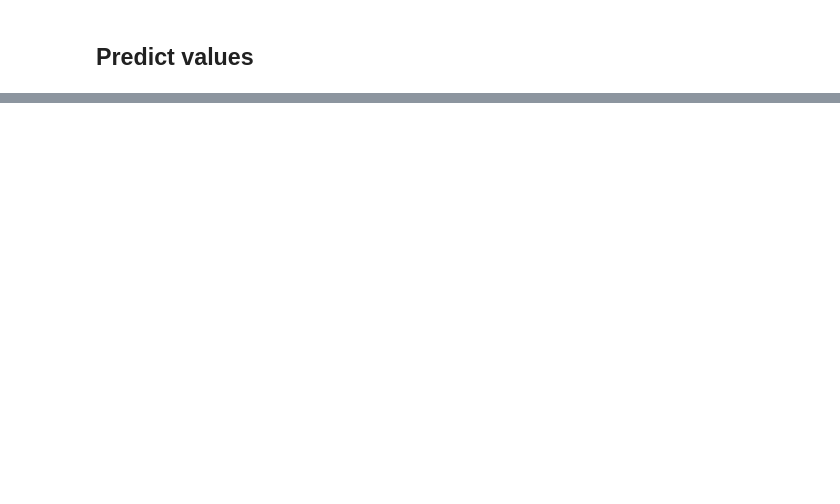
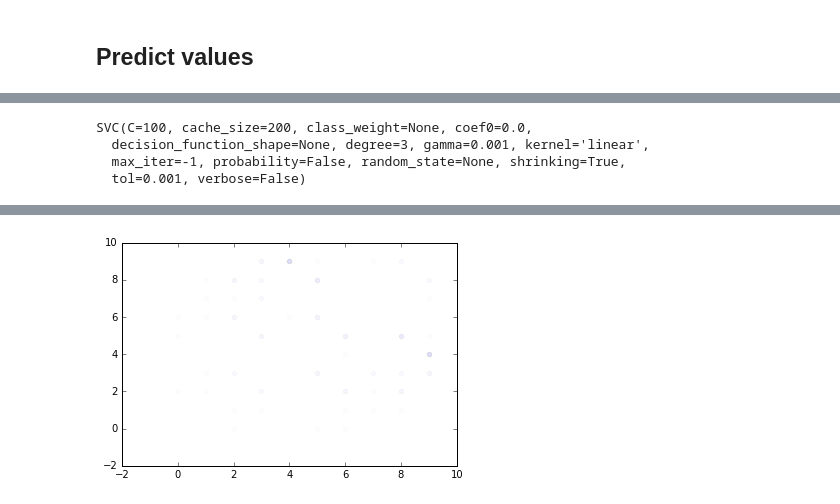
Before and after one commit to MrGreenRubato/notebooks, a Jupyter notebook: MLC/MLC_3_MultiClass_And_Neural_Networks/Multiclass Classification with sklearn.ipynb, the cells around one changed output, grey strips where cells are left out. Drawn from its saved outputs; the diff is of its cells as text; code cells hidden in the pictures; blank space fills up the shorter version.

```diff
--- a/MLC/MLC_3_MultiClass_And_Neural_Networks/Multiclass Classification with sklearn.ipynb
+++ b/MLC/MLC_3_MultiClass_And_Neural_Networks/Multiclass Classification with sklearn.ipynb
@@ -14,6 +14,6 @@ mnist = datasets.fetch_mldata("MNIST Original")
 from sklearn.cross_validation import train_test_split
 
 #Temporarily reduce the training set to speed up execution while testing...
-X_train, X_test, y_train, y_test = train_test_split(mnist.data, mnist.target, test_size = 0.15)
+X_train, X_test, y_train, y_test = train_test_split(mnist.data, mnist.target, test_size = 0.95)
 print('X_train size :', X_train.shape)
 # %% [output]
@@ -172,0 +176,76 @@ Confusion :
+# %%
+from sklearn import svm
+classifier = svm.SVC(C=100, gamma=0.001, kernel='linear' )
+# %%
+classifier.fit(X_train, y_train)
+# %% [output]
+SVC(C=100, cache_size=200, class_weight=None, coef0=0.0,
+  decision_function_shape=None, degree=3, gamma=0.001, kernel='linear',
+  max_iter=-1, probability=False, random_state=None, shrinking=True,
+  tol=0.001, verbose=False)
+# %%
+guesses = np.array([])
+confusion = np.empty((0,2))
+not_found = np.array([])
+
+for ntest in range(500):
+    digit_to_guess = np.random.randint(0,10)
+    img = getRandomDigitFrom(digit_to_guess)
+    #plt.axis('off')
+    #plt.imshow(img,cmap=plt.cm.gray_r, interpolation='nearest')
+    #plt.show()
+    img = img.reshape(1,-1)
+    guessed = 0
+    wrong_digit = -1
+    print('This is a ', digit_to_guess)
+    test = classifier.predict(img)
+
+    print('guessed : ', test)
+    if test == digit_to_guess:
+        guessed = 1
+    else:
+        wrong_digit = test
+
+    guesses = np.append(guesses, guessed)
+    if(guessed == 0):
+        if wrong_digit >= 0:
+            conf = np.sort(np.array([digit_to_guess, wrong_digit]))
+            confusion = np.vstack((confusion, conf))
+        else:
+            not_found = np.append(not_found,digit_to_guess)
+
+
+
+w,d = np.unique(guesses, return_inverse=True)
+print('confusion: ', confusion)
+#print('d', d)
+print('total : ', np.bincount(d))
+print(np.bincount(d))
+if np.bincount(d).size == 1:
+    print('perf = 100%')
+else:
+    print('perf = {}%'.format(np.bincount(d)[1] / (np.bincount(d)[0] + np.bincount(d)[1]) *100))
+
+# Stats on most not found digits:
+not_found_qty = np.bincount(list(not_found))
+#print('not found qty',not_found_qty)
+
+if not_found_qty.size > 0:
+    fig, ax = plt.subplots()
+    plt.bar(range(10), not_found_qty, align='center')
+    plt.xlim(-1,10)
+    ax.set_xticks(range(10))
+    plt.show()
+
+not_found_idx = np.ma.argsort(not_found_qty)[::-1]
+#print('not found index',not_found_idx)
+for i in range(not_found_idx.size):
+    print('{} has been missed {} times'.format(not_found_idx[i], not_found_qty[not_found_idx[i]]))
+
+
+#Stats on confusion:
+print('Confusion :')
+plt.scatter(confusion[:,0], confusion[:,1], alpha=0.01)
+plt.scatter(confusion[:,1], confusion[:,0], alpha=0.01)
+plt.show()
+# %% [output]
@@ -172,0 +269 @@ Confusion :
+[figure, added]
```
Also changed, not shown: parts of 5 cells of this notebook.
